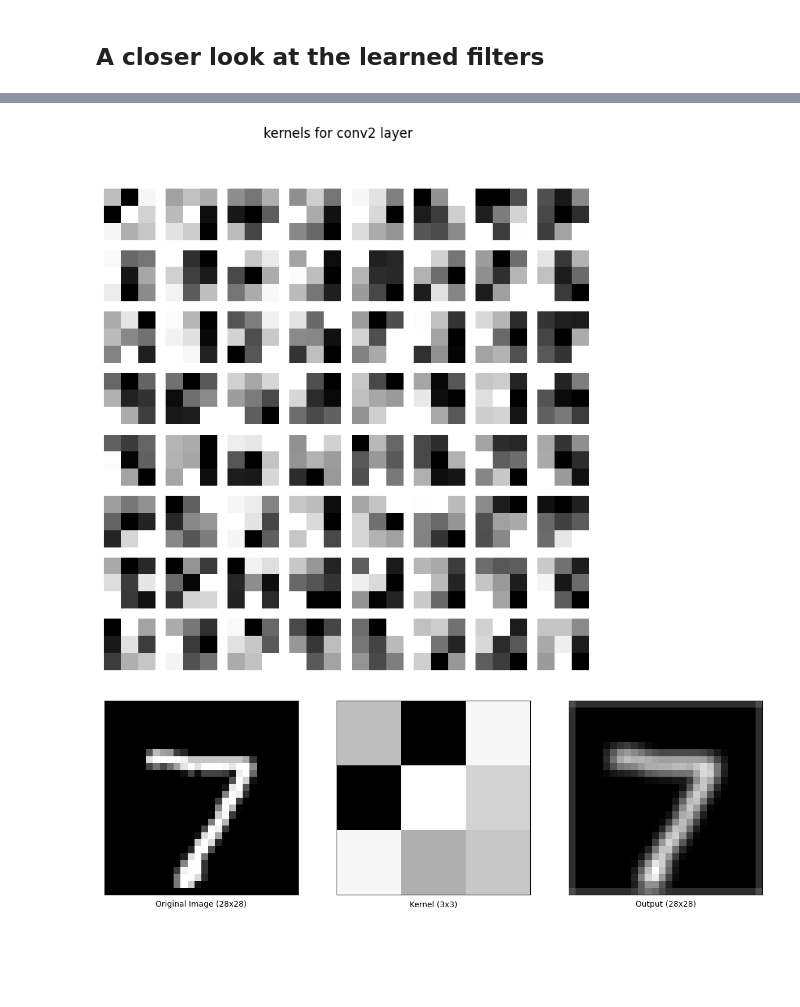
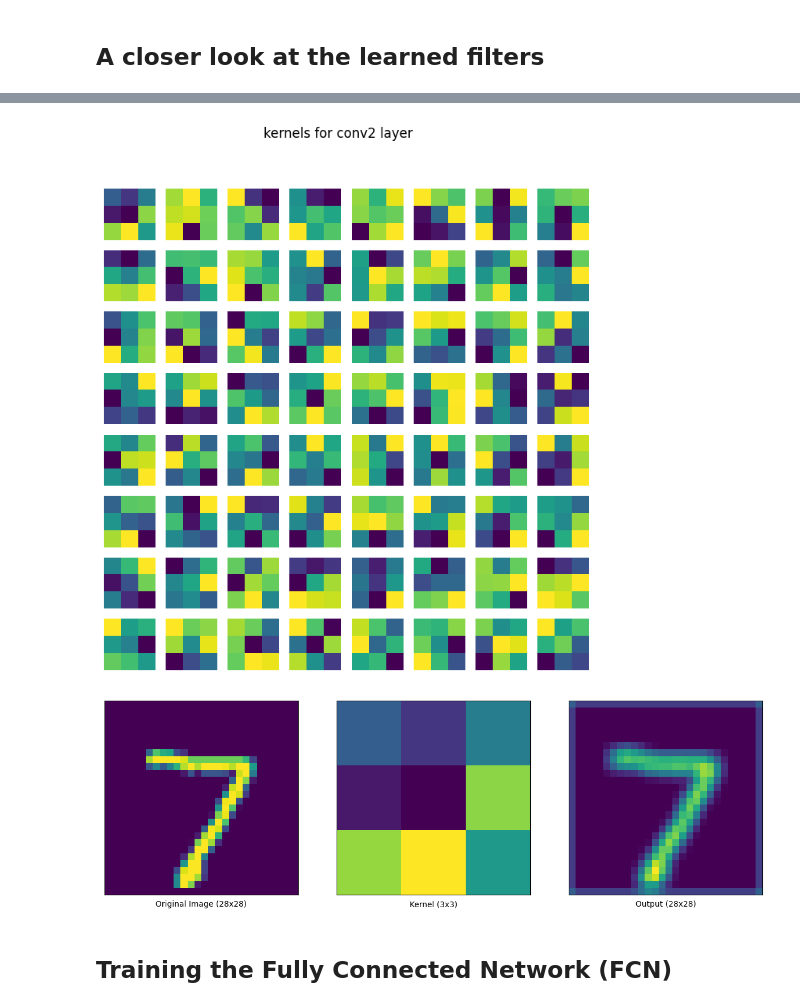
Before and after one commit to Aakash-Tripathi/CNN, a Jupyter notebook: src/pytorch.ipynb, the cells around one changed output, grey strips where cells are left out. Saved outputs shown, nothing was run; the diff lists cells and outputs as text; code cells hidden in the pictures; blank space fills up the shorter version.

```diff
--- a/src/pytorch.ipynb
+++ b/src/pytorch.ipynb
@@ -23,16 +24,16 @@ device = torch.device("cuda:0" if torch.cuda.is_available() else "cpu")
 train_data, valid_data, test_data, train_loader, valid_loader, test_loader = load_mnist_data()
 # %% [markdown]
 ## Training the CNN
+# %%
+model = ConvNet().to(device)
+
+# define the optimizer
+optimizer = optim.Adam(model.parameters(), lr=0.001)
+# define the loss function
+criterion = nn.CrossEntropyLoss()
+# define the number of epochs to train
+epochs = 5
 # %%
-model = Net().to(device)
-
-# define the optimizer
-optimizer = optim.Adam(model.parameters(), lr=0.001)
-# define the loss function
-criterion = nn.CrossEntropyLoss()
-# define the number of epochs to train
-epochs = 5
-
 train_losses = []
 valid_losses = []
 train_accuracies = []
@@ -122,7 +124,7 @@ Test Accuracy: 99.000
 # %% [markdown]
 ## A closer look at the learned filters
 # %%
-conv = Net()
+conv = ConvNet()
 checkpoint = torch.load('../models/best_model.pt')
 conv.load_state_dict(checkpoint)
 
@@ -142,7 +144,7 @@ def plot_kernels(kernels, layer):
     for i in range(n_rows):
         for j in range(n_cols):
             if i * n_cols + j < n_kernels:
-                ax[i, j].imshow(kernels[i * n_cols + j][0, :, :], cmap='gray')
+                ax[i, j].imshow(kernels[i * n_cols + j][0, :, :])#, cmap='gray')
                 ax[i, j].axis('off')
     plt.suptitle(f'kernels for {layer} layer')
     plt.show()
@@ -157,41 +159,43 @@ layer = 'conv2'
 kernels = get_kernels(layer)
 plot_kernels(kernels, layer)
 # %% [output]
-[figure, old version]
+[figure, new version]
 # %%
 # use a kernel from the first layer and perform convolution on the an image from the test set
 kernel = kernels[0, 0]
 image = test_data[0][0][0]
 
 # perform convolution from scratch
 def convolve2d(image, kernel):
     # get the shape of the image and kernel
     image_row, image_col = image.shape
     kernel_row, kernel_col = kernel.shape
     # define the output image
     output = np.zeros(image.shape)
     # pad the image with zeros
     image_padded = np.zeros((image_row + 2, image_col + 2))
     image_padded[1:-1, 1:-1] = image
     # perform convolution
     for row in range(image_row):
         for col in range(image_col):
             output[row, col] = (kernel * image_padded[row:row+kernel_row, col:col+kernel_col]).sum()
     return output
 
 # perform convolution using torch.nn.functional.conv2d
 output = convolve2d(image, kernel)
 output = torch.from_numpy(output)
 output = output.unsqueeze(0).unsqueeze(0)
 
 # plot the kernel, image, and output
 fig, ax = plt.subplots(1, 3, figsize=(15, 8))
-ax[0].imshow(image, cmap='gray')
+ax[0].imshow(image)#, cmap='gray')
 ax[0].set(xticks=[], yticks=[], xlabel='Original Image (28x28)')
-ax[1].imshow(kernel, cmap='gray')
+ax[1].imshow(kernel)#, cmap='gray')
 ax[1].set(xticks=[], yticks=[], xlabel='Kernel (3x3)')
-ax[2].imshow(output[0, 0], cmap='gray')
+ax[2].imshow(output[0, 0])#, cmap='gray')
 ax[2].set(xticks=[], yticks=[], xlabel='Output (28x28)')
 plt.show()
 # %% [output]
-[figure, old version]
+[figure, new version]
+# %% [markdown]
+## Training the Fully Connected Network (FCN)
```
Also changed, not shown: parts of 7 cells of this notebook, 1 other file.
